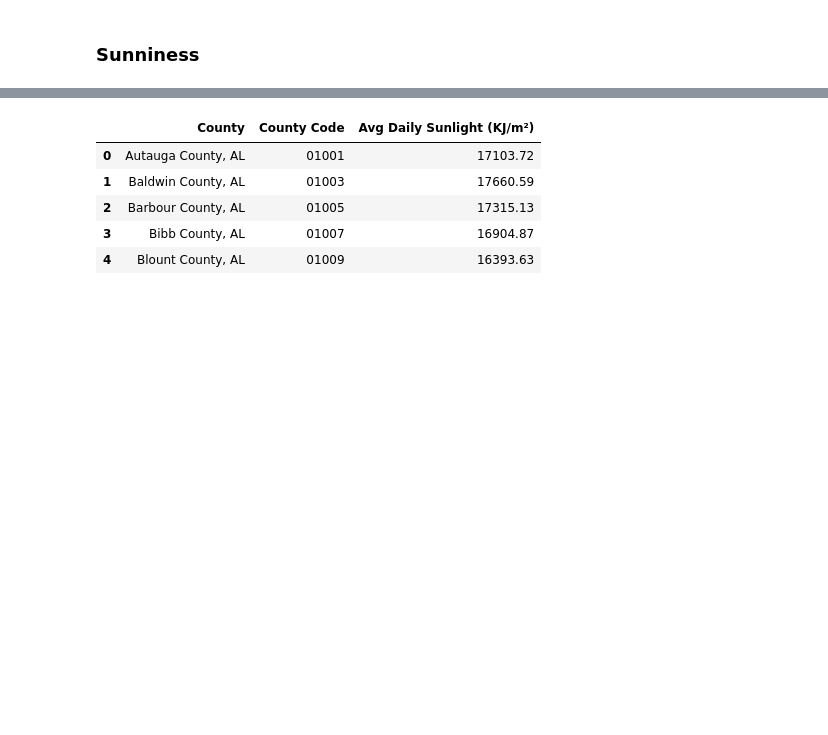
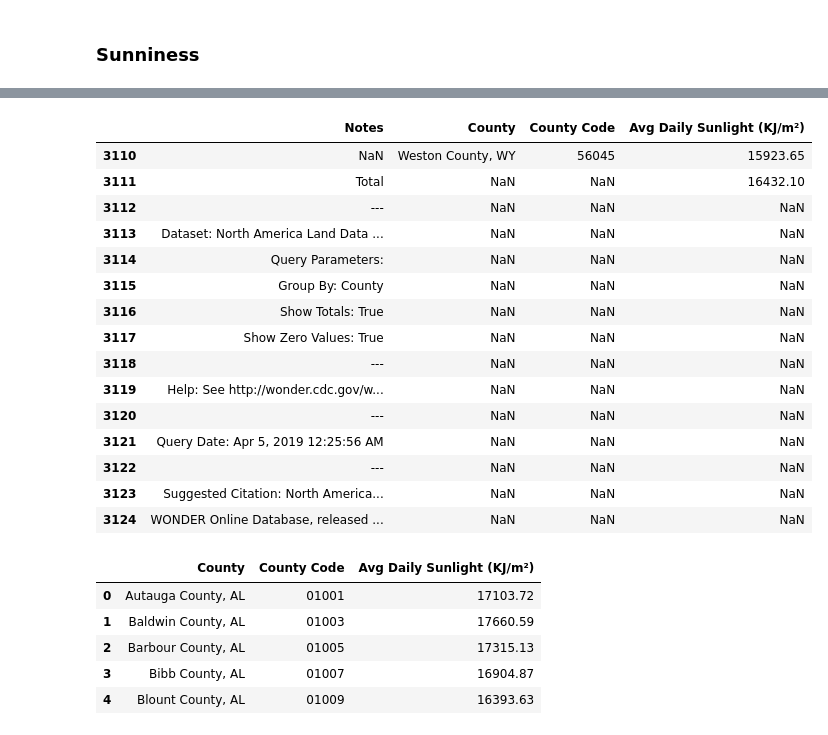
Before and after one commit to seantibbitts/project_1, a Jupyter notebook: Project 1 Draft.ipynb, the cells around one changed output, grey strips where cells are left out. Saved outputs shown, nothing was run; the diff lists cells and outputs as text; code cells hidden in the pictures; blank space fills up the shorter version.

```diff
--- a/Project 1 Draft.ipynb
+++ b/Project 1 Draft.ipynb
@@ -394 +396,21 @@ sunny.head()
+# %%
+# End of data has footer and total row
+sunny.tail(15)
+# %% [output]
+|  | Notes | County | County Code | Avg Daily Sunlight (KJ/m²) |
+| 3110 | NaN | Weston County, WY | 56045 | 15923.65 |
+| 3111 | Total | NaN | NaN | 16432.10 |
+| 3112 | --- | NaN | NaN | NaN |
+| 3113 | Dataset: North America Land Data ... | NaN | NaN | NaN |
+| 3114 | Query Parameters: | NaN | NaN | NaN |
+| 3115 | Group By: County | NaN | NaN | NaN |
+| 3116 | Show Totals: True | NaN | NaN | NaN |
+| 3117 | Show Zero Values: True | NaN | NaN | NaN |
+| 3118 | --- | NaN | NaN | NaN |
+| 3119 | Help: See http://wonder.cdc.gov/w... | NaN | NaN | NaN |
+| 3120 | --- | NaN | NaN | NaN |
+| 3121 | Query Date: Apr 5, 2019 12:25:56 AM | NaN | NaN | NaN |
+| 3122 | --- | NaN | NaN | NaN |
+| 3123 | Suggested Citation: North America... | NaN | NaN | NaN |
+| 3124 | WONDER Online Database, released ... | NaN | NaN | NaN |
 # %%
```
Also changed, not shown: parts of 10 cells of this notebook.
